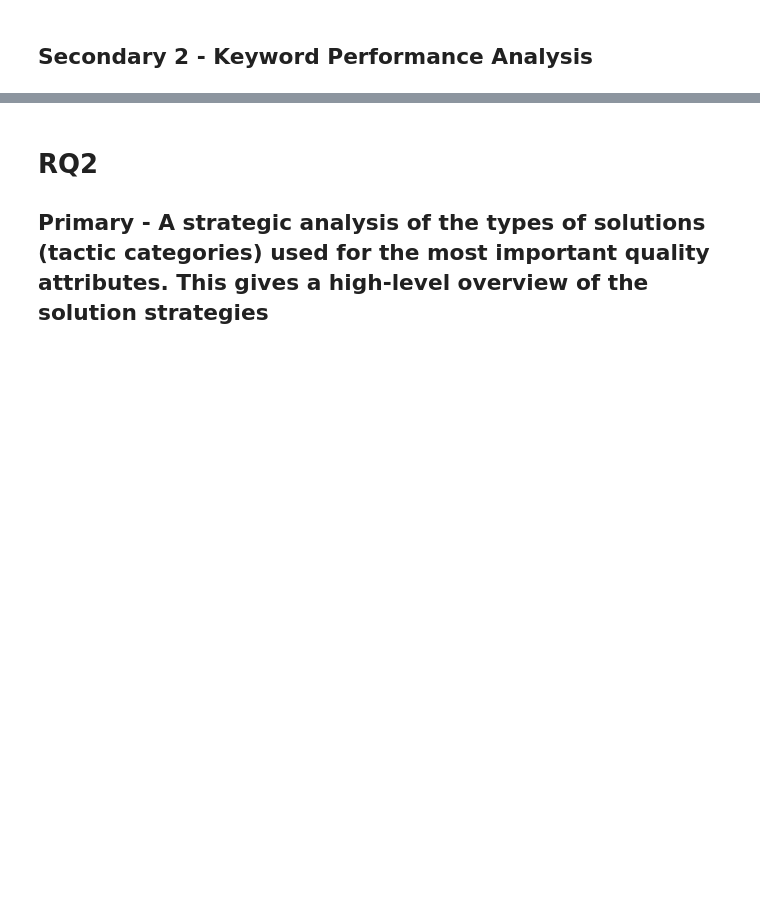
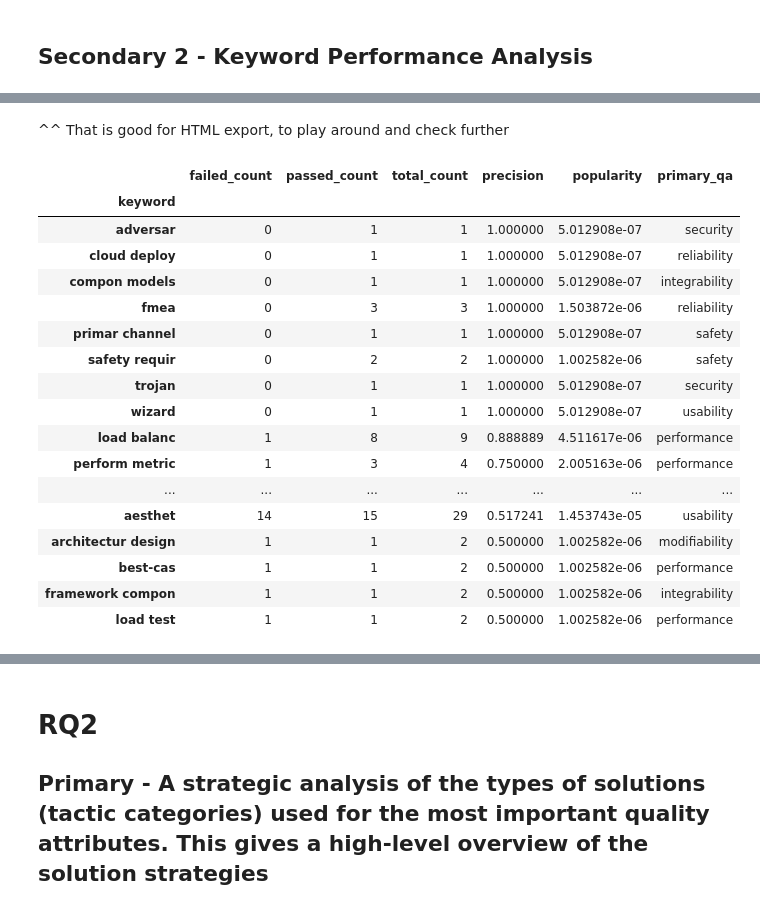
Before and after one commit to dmitrijs-voronovs/scientific-software-architecture-analysis, a Jupyter notebook: processing_pipeline/analysis/merged.ipynb, the cells around one changed output, grey strips where cells are left out. Drawn from its saved outputs; the diff is of its cells as text; code cells hidden in the pictures; blank space fills up the shorter version.

```diff
--- a/processing_pipeline/analysis/merged.ipynb
+++ b/processing_pipeline/analysis/merged.ipynb
@@ -135,0 +420,24 @@ px.scatter(r1_3, x="popularity_ratio", y="passed_ratio", hover_name=r1_3.index,
+# %%
+import pandas as pd
+import plotly.express as px
+
+keyword_perf = df.pivot_table(index="keyword",
+                              columns="s1_passed",
+                              values="nsimilar",
+                              aggfunc="sum",
+                              fill_value=0)
+
+keyword_perf.rename(columns={True: 'passed_count', False: 'failed_count'}, inplace=True)
+
+# 3. Calculate total occurrences and precision (passed_ratio).
+keyword_perf["total_count"] = keyword_perf["passed_count"] + keyword_perf["failed_count"]
+keyword_perf["precision"] = keyword_perf["passed_count"] / keyword_perf["total_count"]
+
+# 4. Calculate popularity as a percentage of all discussions.
+total_matches = keyword_perf["total_count"].sum()
+keyword_perf["popularity"] = keyword_perf["total_count"] / total_matches
+
+# 5. Find the primary Quality Attribute for each keyword for coloring.
+keyword_qa_map = df.groupby('keyword')['qa'].agg(lambda x: x.value_counts().index[0])
+keyword_perf = keyword_perf.join(keyword_qa_map.rename('primary_qa'))
+keyword_perf
@@ -135,0 +526,27 @@ px.scatter(r1_3, x="popularity_ratio", y="passed_ratio", hover_name=r1_3.index,
+# %% [markdown]
+^^ That is good for HTML export, to play around and check further
+# %%
+import plotly.express as px
+
+# --- Top 20 Most Precise Keywords ---
+top_20_precise = keyword_perf.nlargest(20, 'precision')
+top_20_precise.drop(columns=["bubble_size"])
+# %% [output]
+|  | failed_count | passed_count | total_count | precision | popularity | primary_qa |
+| keyword |  |  |  |  |  |  |
+| adversar | 0 | 1 | 1 | 1.000000 | 5.012908e-07 | security |
+| cloud deploy | 0 | 1 | 1 | 1.000000 | 5.012908e-07 | reliability |
+| compon models | 0 | 1 | 1 | 1.000000 | 5.012908e-07 | integrability |
+| fmea | 0 | 3 | 3 | 1.000000 | 1.503872e-06 | reliability |
+| primar channel | 0 | 1 | 1 | 1.000000 | 5.012908e-07 | safety |
+| safety requir | 0 | 2 | 2 | 1.000000 | 1.002582e-06 | safety |
+| trojan | 0 | 1 | 1 | 1.000000 | 5.012908e-07 | security |
+| wizard | 0 | 1 | 1 | 1.000000 | 5.012908e-07 | usability |
+| load balanc | 1 | 8 | 9 | 0.888889 | 4.511617e-06 | performance |
+| perform metric | 1 | 3 | 4 | 0.750000 | 2.005163e-06 | performance |
+| ... | ... | ... | ... | ... | ... | ... |
+| aesthet | 14 | 15 | 29 | 0.517241 | 1.453743e-05 | usability |
+| architectur design | 1 | 1 | 2 | 0.500000 | 1.002582e-06 | modifiability |
+| best-cas | 1 | 1 | 2 | 0.500000 | 1.002582e-06 | performance |
+| framework compon | 1 | 1 | 2 | 0.500000 | 1.002582e-06 | integrability |
+| load test | 1 | 1 | 2 | 0.500000 | 1.002582e-06 | performance |
```
Also changed, not shown: parts of 32 cells of this notebook, 3 other files.
